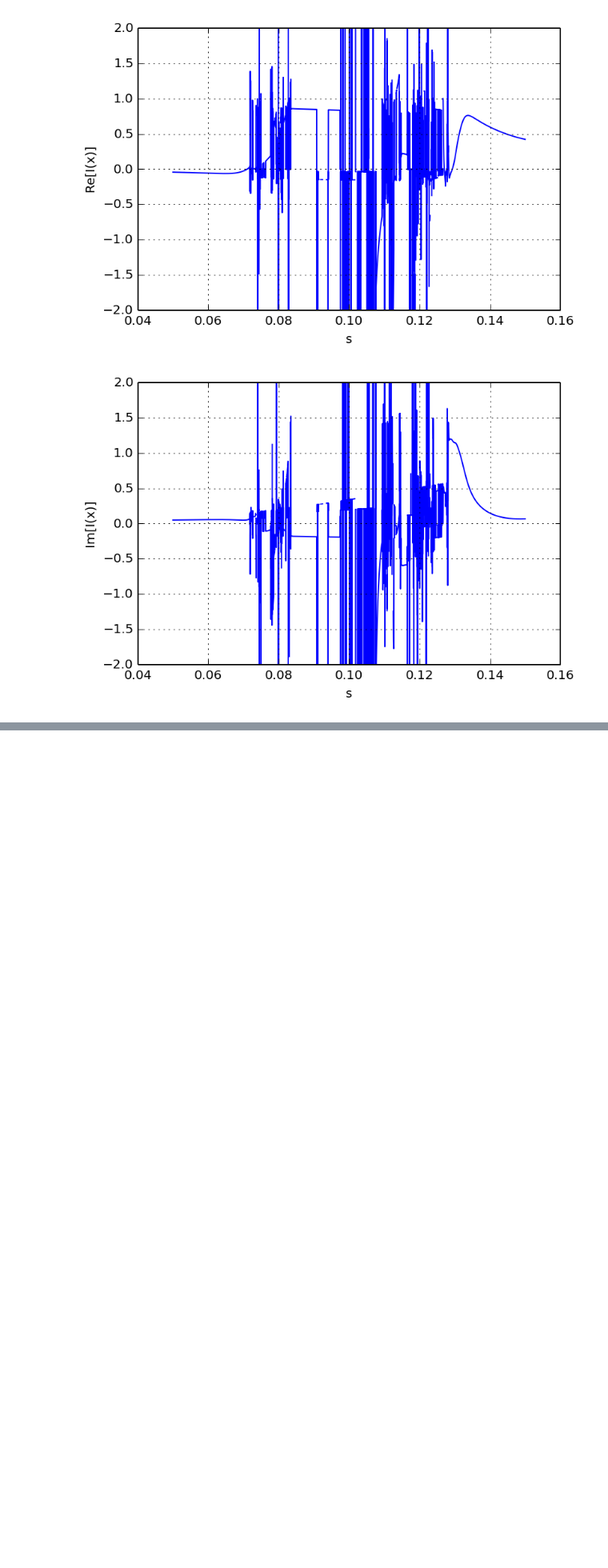
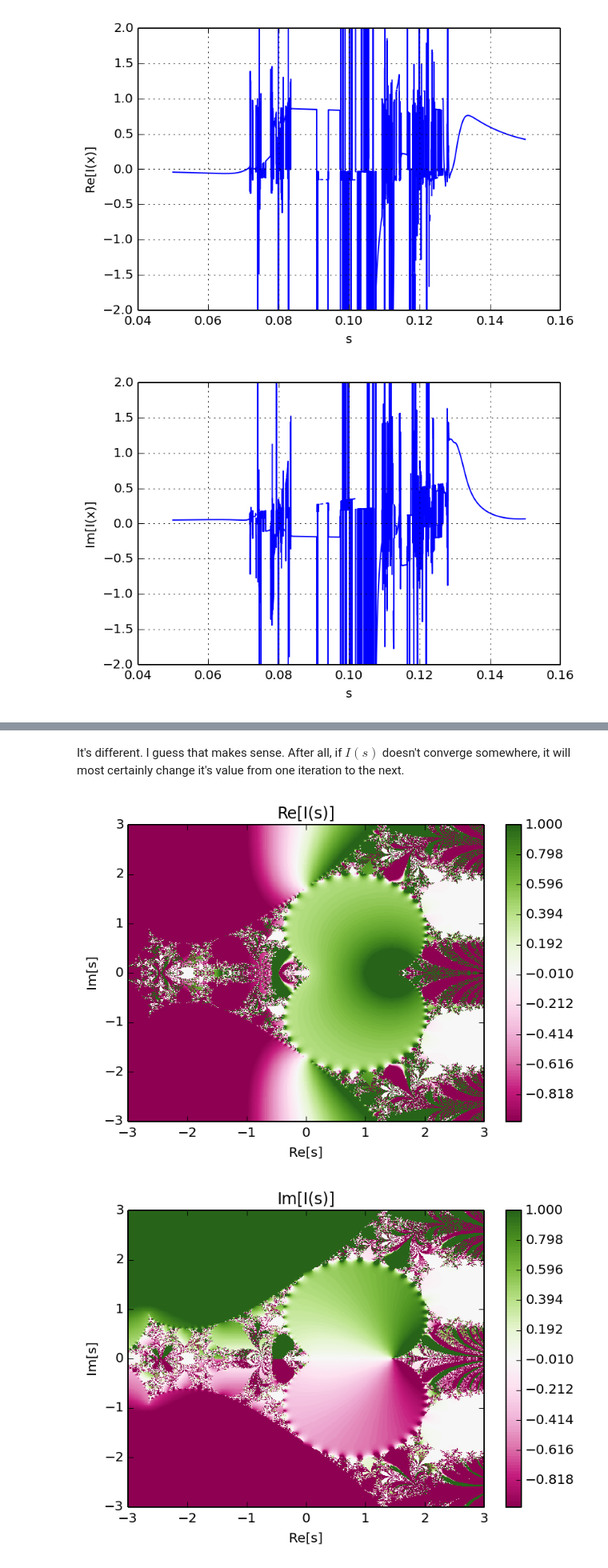
Before and after one commit to egmont7/Small, a Jupyter notebook: Imagination.ipynb, the cells around one changed output, grey strips where cells are left out. Shown at 80% size. Saved outputs shown, nothing was run; the diff lists cells and outputs as text; code cells hidden in the pictures; blank space fills up the shorter version.

```diff
--- a/Imagination.ipynb
+++ b/Imagination.ipynb
@@ -215,0 +275,7 @@ If anyone more mathematically inclined sees this and has an explaination, I woul
+# %% [markdown]
+It's different. I guess that makes sense. After all, if $I(s)$ doesn't converge somewhere, it will most certainly change it's value from one iteration to the next.
+# %%
+iter_102 = I_2D(((-3,3),(-3,3)), 102)
+# %% [output]
+[figure, added]
+[figure, added]
```
Also changed, not shown: parts of 11 cells of this notebook.
